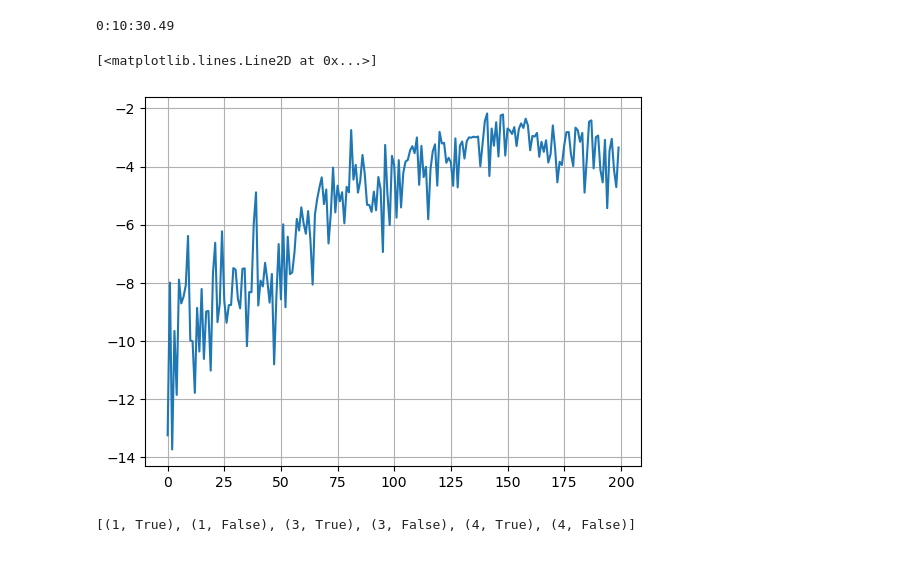
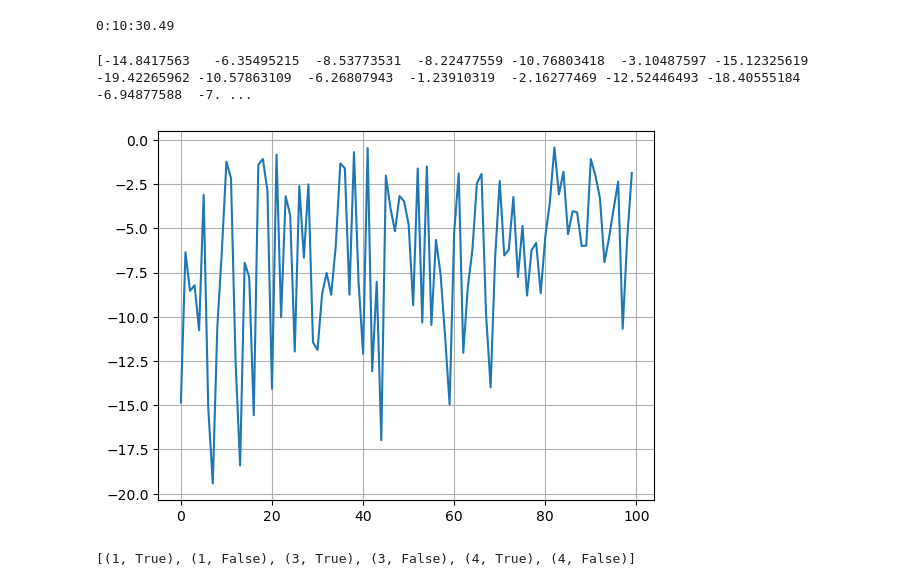
Before and after one commit to ImraanMitha/capstone, a Jupyter notebook: scratch.ipynb, the cells around one changed output. Saved outputs shown, nothing was run; the diff lists cells and outputs as text; code cells hidden in the pictures.

```diff
--- a/scratch.ipynb
+++ b/scratch.ipynb
@@ -464,15 +464,19 @@ print(f"{int(hours)}:{int(minutes)}:{round(seconds, 2)}")
 # %% [output]
 0:10:30.49
 # %%
-arr = np.load('models/0010/rewards.npy')
-meand = np.mean(arr.reshape(-1, 10), axis=1)
+np.set_printoptions(linewidth=5000)
+rew = np.load('models/0017/rewards.npy')
+avg = np.load('models/0017/avg_rewards.npy')
+# meand = np.mean(arr.reshape(-1, 10), axis=1)
 plt.grid(True)
 
-# plt.plot(arr)
-plt.plot(meand)
+plt.plot(rew[100:200])
+print(rew[100:200])
+# plt.plot(avg)
+# plt.plot(meand)
 # %% [output]
-[<matplotlib.lines.Line2D at 0x...>]
+[-14.8417563   -6.35495215  -8.53773531  -8.22477559 -10.76803418  -3.10487597 -15.12325619 -19.42265962 -10.57863109  -6.26807943  -1.23910319  -2.16277469 -12.52446493 -18.40555184  -6.94877588  -7. ...
-[figure, old version]
+[figure, new version]
 # %%
 from itertools import product
 
```
Also changed, not shown: parts of 3 cells of this notebook, 5 other files.
